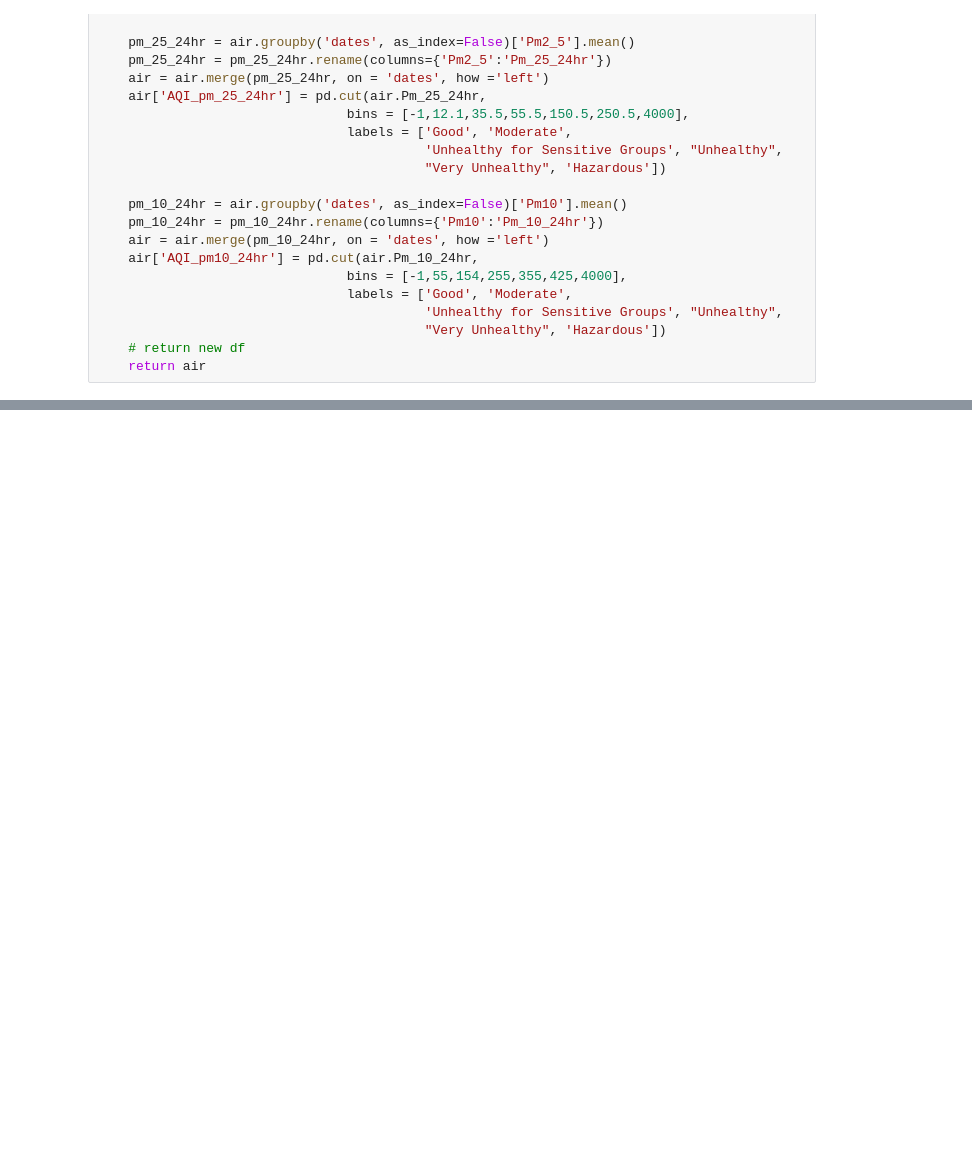
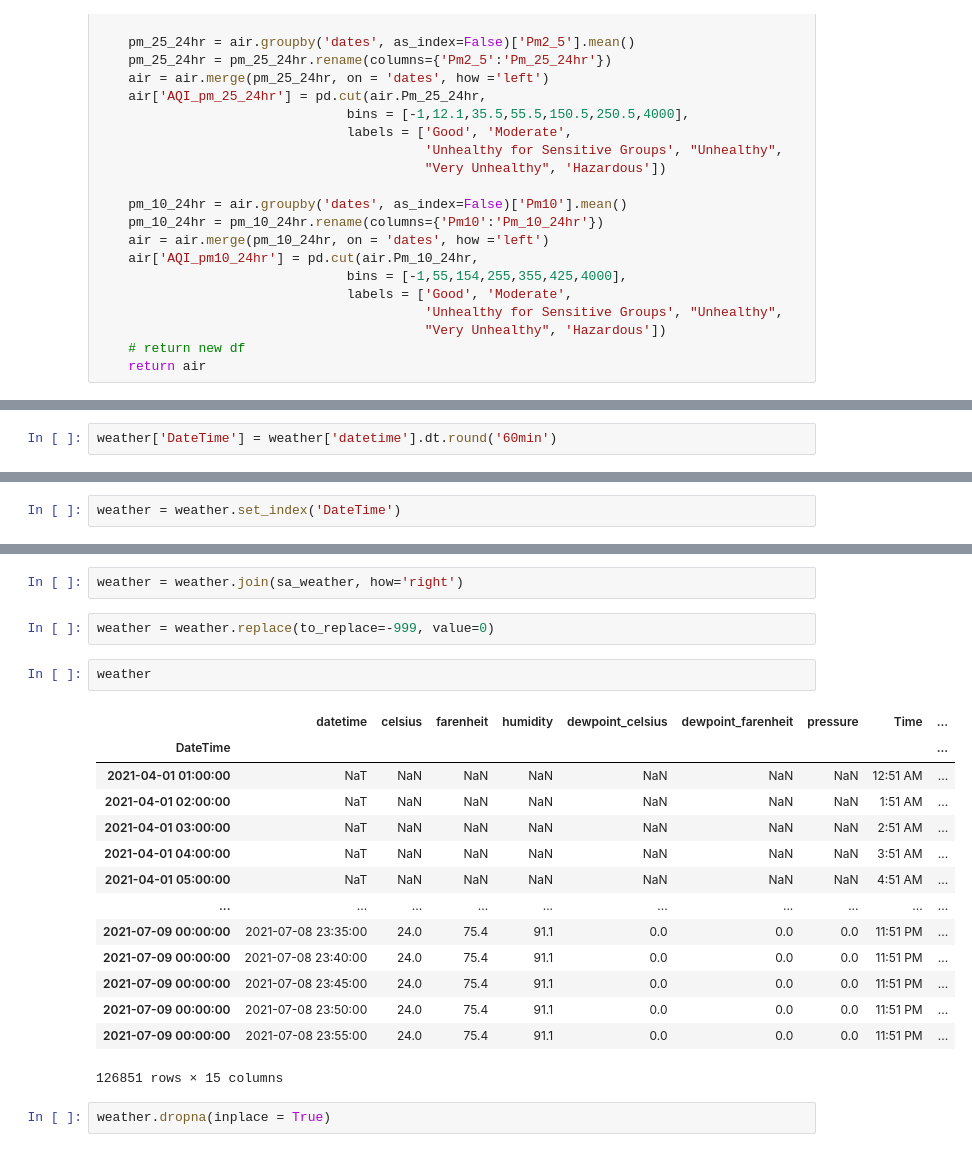
Before and after one commit to slc-data/2021-datathon, a Jupyter notebook: workbooks/caitlyn/acquire&prepare.ipynb, the cells around one changed output, grey strips where cells are left out. Cells and saved outputs as stored; diff of their text form; blank space fills up the shorter version.

```diff
--- a/workbooks/caitlyn/acquire&prepare.ipynb
+++ b/workbooks/caitlyn/acquire&prepare.ipynb
@@ -579,0 +645,2 @@ air
+# %%
+weather['DateTime'] = weather['datetime'].dt.round('60min')
@@ -579,0 +656,2 @@ air
+# %%
+weather = weather.set_index('DateTime')
@@ -579,0 +675,23 @@ air
+# %%
+weather = weather.join(sa_weather, how='right')
+# %%
+weather = weather.replace(to_replace=-999, value=0)
+# %%
+weather
+# %% [output]
+|  | datetime | celsius | farenheit | humidity | dewpoint_celsius | dewpoint_farenheit | pressure | Time | ... |
+| DateTime |  |  |  |  |  |  |  |  | ... |
+| 2021-04-01 01:00:00 | NaT | NaN | NaN | NaN | NaN | NaN | NaN | 12:51 AM | ... |
+| 2021-04-01 02:00:00 | NaT | NaN | NaN | NaN | NaN | NaN | NaN | 1:51 AM | ... |
+| 2021-04-01 03:00:00 | NaT | NaN | NaN | NaN | NaN | NaN | NaN | 2:51 AM | ... |
+| 2021-04-01 04:00:00 | NaT | NaN | NaN | NaN | NaN | NaN | NaN | 3:51 AM | ... |
+| 2021-04-01 05:00:00 | NaT | NaN | NaN | NaN | NaN | NaN | NaN | 4:51 AM | ... |
+| ... | ... | ... | ... | ... | ... | ... | ... | ... | ... |
+| 2021-07-09 00:00:00 | 2021-07-08 23:35:00 | 24.0 | 75.4 | 91.1 | 0.0 | 0.0 | 0.0 | 11:51 PM | ... |
+| 2021-07-09 00:00:00 | 2021-07-08 23:40:00 | 24.0 | 75.4 | 91.1 | 0.0 | 0.0 | 0.0 | 11:51 PM | ... |
+| 2021-07-09 00:00:00 | 2021-07-08 23:45:00 | 24.0 | 75.4 | 91.1 | 0.0 | 0.0 | 0.0 | 11:51 PM | ... |
+| 2021-07-09 00:00:00 | 2021-07-08 23:50:00 | 24.0 | 75.4 | 91.1 | 0.0 | 0.0 | 0.0 | 11:51 PM | ... |
+| 2021-07-09 00:00:00 | 2021-07-08 23:55:00 | 24.0 | 75.4 | 91.1 | 0.0 | 0.0 | 0.0 | 11:51 PM | ... |
+126851 rows × 15 columns
+# %%
+weather.dropna(inplace = True)
```
Also changed, not shown: parts of 42 cells of this notebook, 1 other file.
